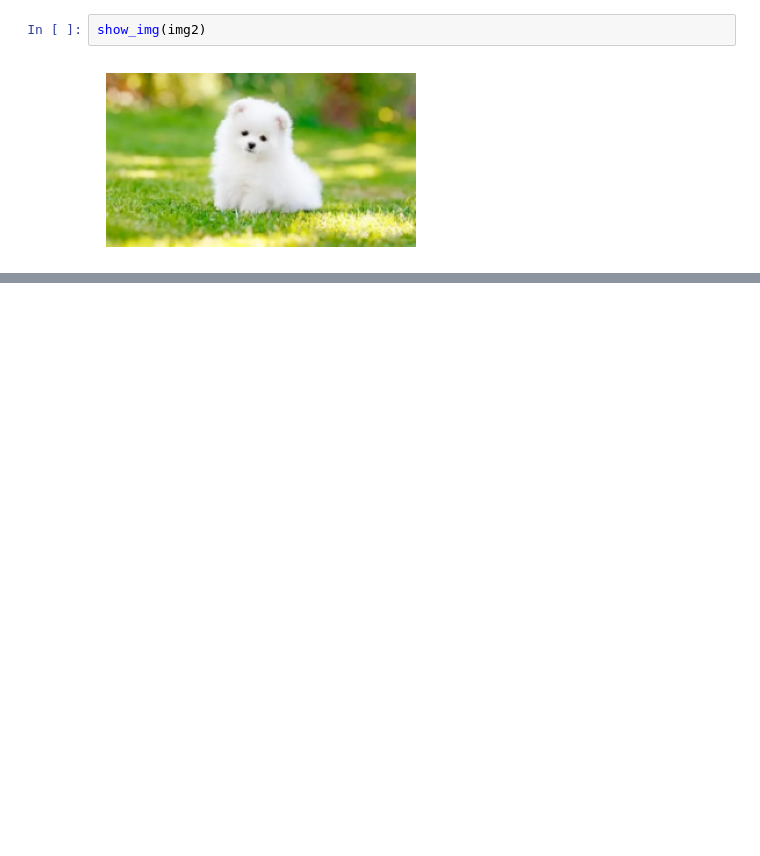
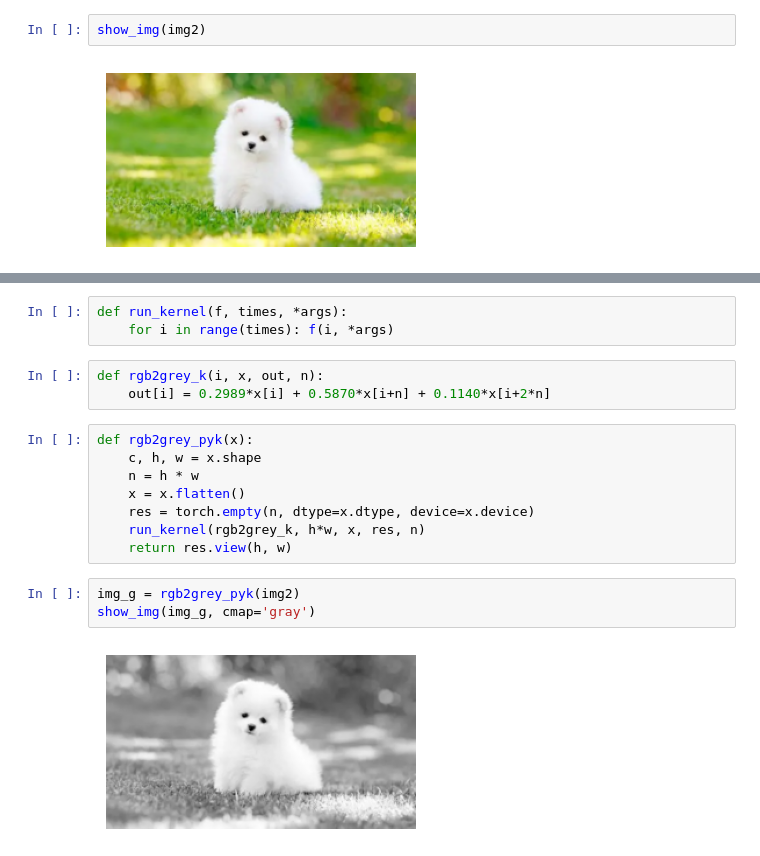
Before and after one commit to raghulchandramouli/cuda-stuffs, a Jupyter notebook: easy/pmpp1.ipynb, the cells around one changed output, grey strips where cells are left out. Drawn from its saved outputs; the diff is of its cells as text; blank space fills up the shorter version.

```diff
--- a/easy/pmpp1.ipynb
+++ b/easy/pmpp1.ipynb
@@ -38,0 +65,19 @@ show_img(img2)
+# %%
+def run_kernel(f, times, *args):
+    for i in range(times): f(i, *args)
+# %%
+def rgb2grey_k(i, x, out, n):
+    out[i] = 0.2989*x[i] + 0.5870*x[i+n] + 0.1140*x[i+2*n]
+# %%
+def rgb2grey_pyk(x):
+    c, h, w = x.shape
+    n = h * w
+    x = x.flatten()
+    res = torch.empty(n, dtype=x.dtype, device=x.device)
+    run_kernel(rgb2grey_k, h*w, x, res, n)
+    return res.view(h, w)
+# %%
+img_g = rgb2grey_pyk(img2)
+show_img(img_g, cmap='gray')
+# %% [output]
+[figure, added]
```
Also changed, not shown: parts of 6 cells of this notebook.
